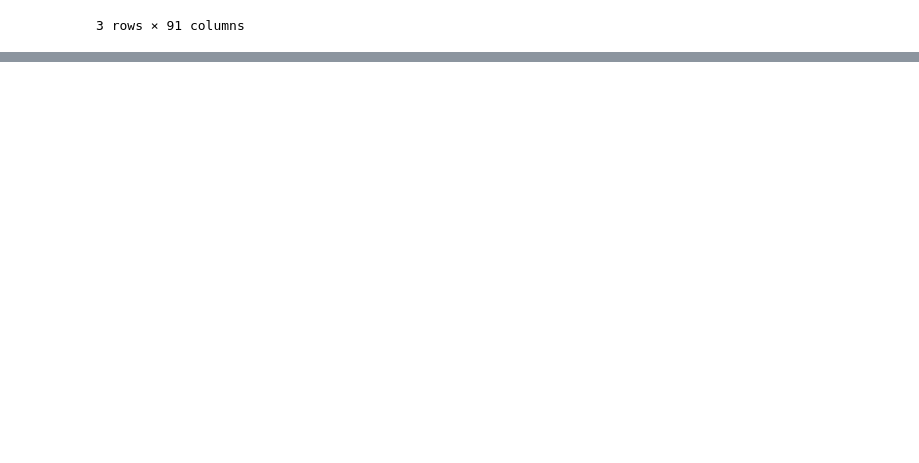
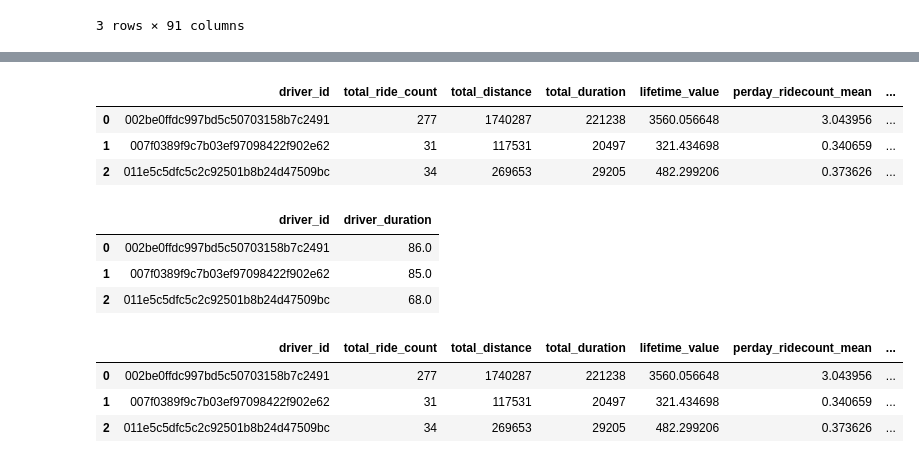
Before and after one commit to tugceturkkal/Data-Projects, a Jupyter notebook: LYFT - Driver Lifetime Value.ipynb, the cells around one changed output, grey strips where cells are left out. Drawn from its saved outputs; the diff is of its cells as text; code cells hidden in the pictures; blank space fills up the shorter version.

```diff
--- a/LYFT - Driver Lifetime Value.ipynb
+++ b/LYFT - Driver Lifetime Value.ipynb
@@ -389,0 +434,31 @@ driver_perday_ridecount.head(3)
+# %%
+driver_data = driver_data.fillna(0).reset_index()
+
+driver_data.head(3)
+# %% [output]
+|  | driver_id | total_ride_count | total_distance | total_duration | lifetime_value | perday_ridecount_mean | ... |
+| 0 | 002be0ffdc997bd5c50703158b7c2491 | 277 | 1740287 | 221238 | 3560.056648 | 3.043956 | ... |
+| 1 | 007f0389f9c7b03ef97098422f902e62 | 31 | 117531 | 20497 | 321.434698 | 0.340659 | ... |
+| 2 | 011e5c5dfc5c2c92501b8b24d47509bc | 34 | 269653 | 29205 | 482.299206 | 0.373626 | ... |
+# %%
+onboard_data = pd.merge(ride_data.groupby('driver_id').aggregate({'accepted_at' : max}), driver_ids, on = 'driver_id')
+
+onboard_data['driver_duration'] = (pd.to_datetime(onboard_data['accepted_at']) - pd.to_datetime(onboard_data['driver_onboard_date'])).astype('timedelta64[D]')
+
+onboard_data = onboard_data[['driver_id', 'driver_duration']]
+
+onboard_data.head(3)
+# %% [output]
+|  | driver_id | driver_duration |
+| 0 | 002be0ffdc997bd5c50703158b7c2491 | 86.0 |
+| 1 | 007f0389f9c7b03ef97098422f902e62 | 85.0 |
+| 2 | 011e5c5dfc5c2c92501b8b24d47509bc | 68.0 |
+# %%
+driver_data = pd.merge(driver_data, onboard_data, on = 'driver_id', how = 'inner')
+
+driver_data.head(3)
+# %% [output]
+|  | driver_id | total_ride_count | total_distance | total_duration | lifetime_value | perday_ridecount_mean | ... |
+| 0 | 002be0ffdc997bd5c50703158b7c2491 | 277 | 1740287 | 221238 | 3560.056648 | 3.043956 | ... |
+| 1 | 007f0389f9c7b03ef97098422f902e62 | 31 | 117531 | 20497 | 321.434698 | 0.340659 | ... |
+| 2 | 011e5c5dfc5c2c92501b8b24d47509bc | 34 | 269653 | 29205 | 482.299206 | 0.373626 | ... |
```
Also changed, not shown: parts of 5 cells of this notebook.
